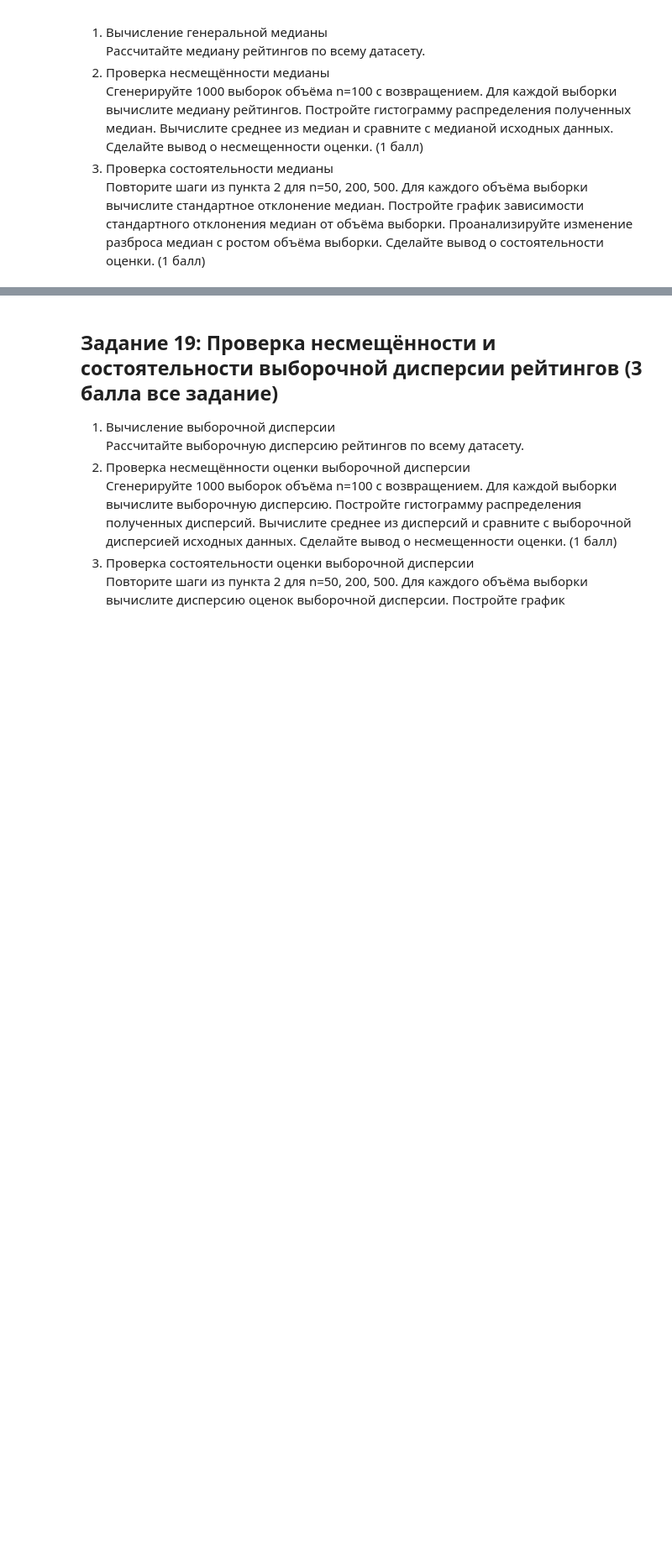
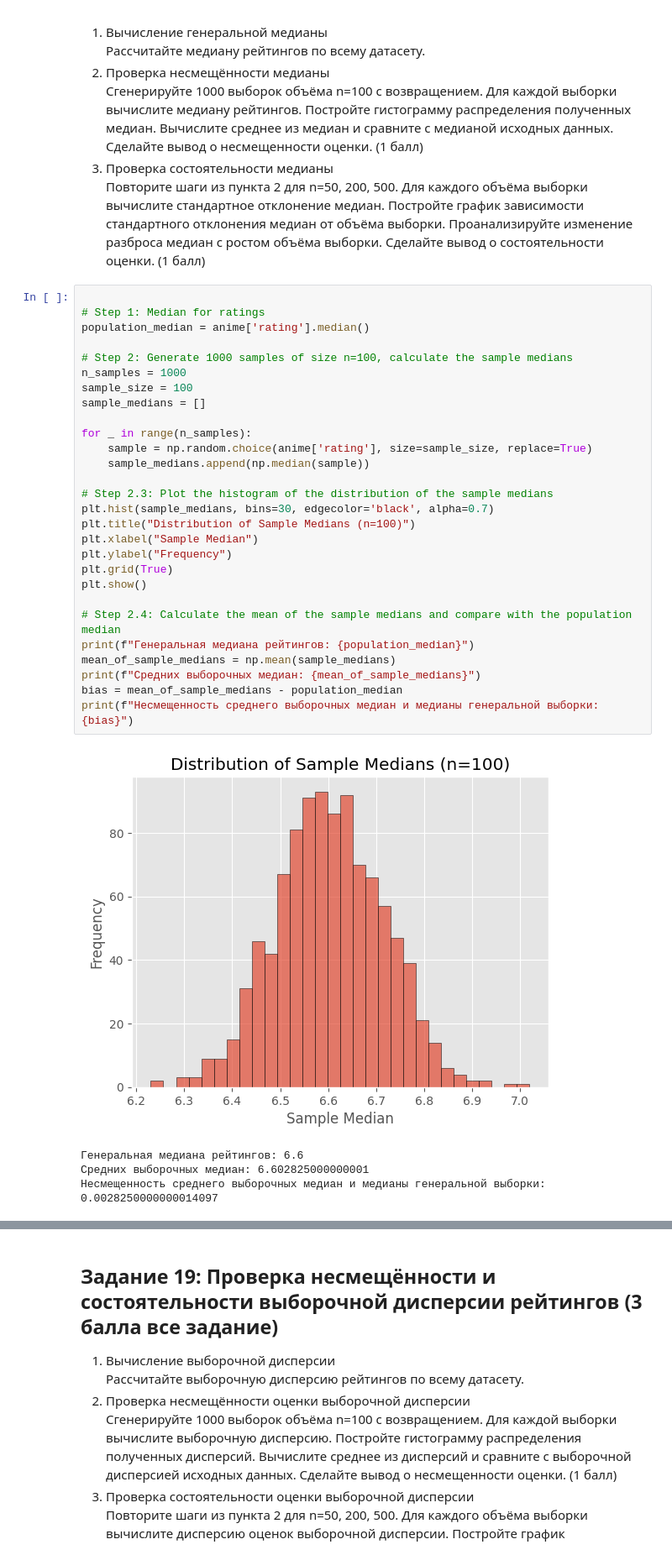
Before and after one commit to Evgenii-Iurin/ITMO, a Jupyter notebook: itmo_math_stat/ITMO_MathStat_HW_1.ipynb, the cells around one changed output, grey strips where cells are left out. Shown at 84% size. Cells and saved outputs as stored; diff of their text form; blank space fills up the shorter version.

```diff
--- a/itmo_math_stat/ITMO_MathStat_HW_1.ipynb
+++ b/itmo_math_stat/ITMO_MathStat_HW_1.ipynb
@@ -933,3 +1012,36 @@ df
 Для каждого объёма выборки вычислите стандартное отклонение медиан.
 Постройте график зависимости стандартного отклонения медиан от объёма выборки.
 Проанализируйте изменение разброса медиан с ростом объёма выборки. Сделайте вывод о состоятельности оценки. (1 балл)
+# %%
+
+# Step 1: Median for ratings
+population_median = anime['rating'].median()
+
+# Step 2: Generate 1000 samples of size n=100, calculate the sample medians
+n_samples = 1000
+sample_size = 100
+sample_medians = []
+
+for _ in range(n_samples):
+    sample = np.random.choice(anime['rating'], size=sample_size, replace=True)
+    sample_medians.append(np.median(sample))
+
+# Step 2.3: Plot the histogram of the distribution of the sample medians
+plt.hist(sample_medians, bins=30, edgecolor='black', alpha=0.7)
+plt.title("Distribution of Sample Medians (n=100)")
+plt.xlabel("Sample Median")
+plt.ylabel("Frequency")
+plt.grid(True)
+plt.show()
+
+# Step 2.4: Calculate the mean of the sample medians and compare with the population median
+print(f"Генеральная медиана рейтингов: {population_median}")
+mean_of_sample_medians = np.mean(sample_medians)
+print(f"Средних выборочных медиан: {mean_of_sample_medians}")
+bias = mean_of_sample_medians - population_median
+print(f"Несмещенность среднего выборочных медиан и медианы генеральной выборки: {bias}")
+# %% [output]
+[figure, added]
+Генеральная медиана рейтингов: 6.6
+Средних выборочных медиан: 6.602825000000001
+Несмещенность среднего выборочных медиан и медианы генеральной выборки: 0.0028250000000014097
```
Also changed, not shown: parts of 13 cells of this notebook.
